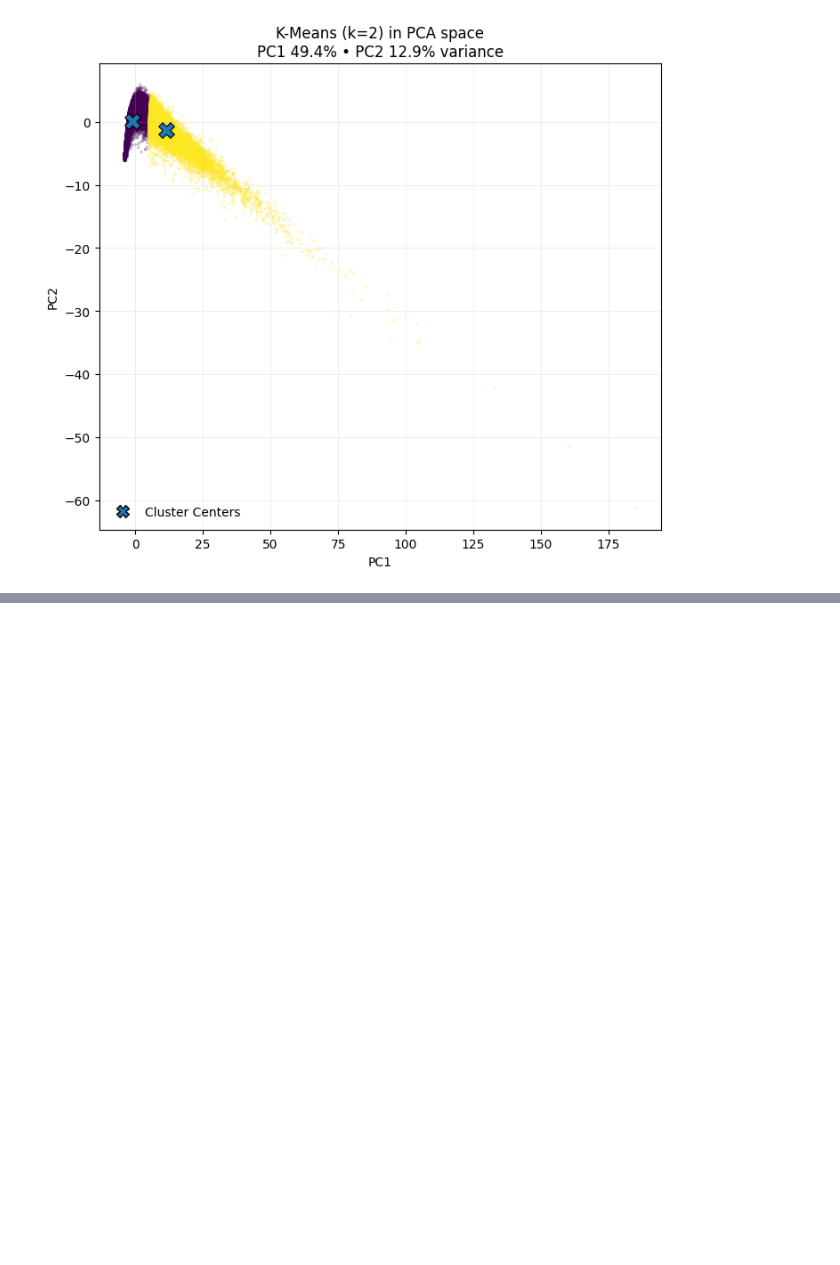
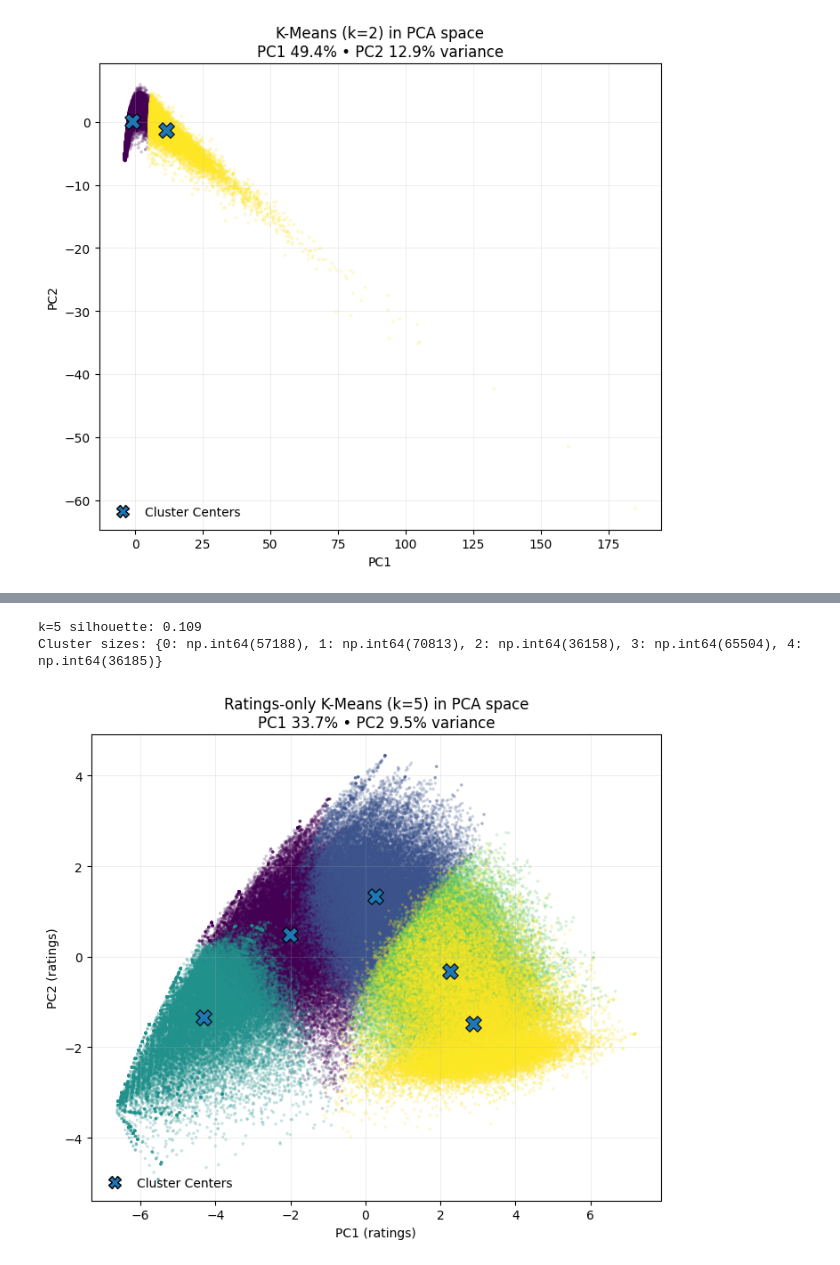
Before and after one commit to khanhvyho/audience_clusters, a Jupyter notebook: audience_cluster.ipynb, the cells around one changed output, grey strips where cells are left out. Drawn from its saved outputs; the diff is of its cells as text; code cells hidden in the pictures; blank space fills up the shorter version.

```diff
--- a/audience_cluster.ipynb
+++ b/audience_cluster.ipynb
@@ -700,0 +829,74 @@ Name: cnt_Drama, dtype: float64
+# %%
+# Ratings-only K-Means (k=5)
+import numpy as np
+import pandas as pd
+import matplotlib.pyplot as plt
+from sklearn.preprocessing import StandardScaler
+from sklearn.cluster import KMeans
+from sklearn.decomposition import PCA
+from sklearn.metrics import silhouette_score
+from matplotlib.lines import Line2D
+
+# --- config ---
+K = 5                          # <- set k=5
+SUBSAMPLE_PER_CLUSTER = 40000  # for balanced plotting
+
+# 1) Select ratings-only features
+avg_cols = [c for c in user_df.columns if c.startswith("avg_")]
+X = user_df[avg_cols].astype(float)
+
+# 2) Simple imputation + standardization (ratings only)
+X = X.fillna(X.mean())         # per-genre mean impute
+scaler = StandardScaler()
+Xs = scaler.fit_transform(X.values)
+
+# 3) K-Means on ratings-only space
+km = KMeans(n_clusters=K, n_init=10, random_state=0, algorithm="elkan").fit(Xs)
+labels = km.labels_
+sizes = np.bincount(labels)
+sil = silhouette_score(Xs, labels, sample_size=min(10000, len(labels)), random_state=0)
+print(f"k={K} silhouette: {sil:.3f}")
+print("Cluster sizes:", dict(zip(range(K), sizes.astype(int))))
+
+# 4) PCA ONLY for visualization (still using ratings-only features)
+pca = PCA(n_components=2, random_state=0)
+XY = pca.fit_transform(Xs)
+centers_2d = pca.transform(km.cluster_centers_)
+var = pca.explained_variance_ratio_
+
+# 5) Balanced subsample for plotting
+rng = np.random.default_rng(0)
+take = []
+for k in np.unique(labels):
+    k_idx = np.where(labels == k)[0]
+    n = min(SUBSAMPLE_PER_CLUSTER, len(k_idx))
+    take.append(rng.choice(k_idx, size=n, replace=False))
+plot_idx = np.concatenate(take) if take else np.arange(len(labels))
+
+# 6) Plot
+plt.figure(figsize=(7.2, 6.4))
+plt.scatter(
+    XY[plot_idx, 0], XY[plot_idx, 1],
+    c=labels[plot_idx], s=6, alpha=0.25, linewidths=0, rasterized=True
+)
+
+plt.scatter(
+    centers_2d[:, 0], centers_2d[:, 1],
+    s=160, marker="X", edgecolor="black", linewidths=0.8, zorder=3
+)
+
+plt.title(f"Ratings-only K-Means (k={K}) in PCA space\nPC1 {var[0]*100:.1f}% • PC2 {var[1]*100:.1f}% variance")
+plt.xlabel("PC1 (ratings)")
+plt.ylabel("PC2 (ratings)")
+plt.grid(alpha=0.25, linewidth=0.6)
+
+handles = [Line2D([0], [0], marker='X', linestyle='None', label='Cluster Centers',
+                  markersize=10, markeredgecolor='black')]
+plt.legend(handles=handles, frameon=False, loc="lower left")
+
+plt.tight_layout()
+plt.show()
+# %% [output]
+k=5 silhouette: 0.109
+Cluster sizes: {0: np.int64(57188), 1: np.int64(70813), 2: np.int64(36158), 3: np.int64(65504), 4: np.int64(36185)}
+[figure, added]
```
Also changed, not shown: parts of 63 cells of this notebook.
